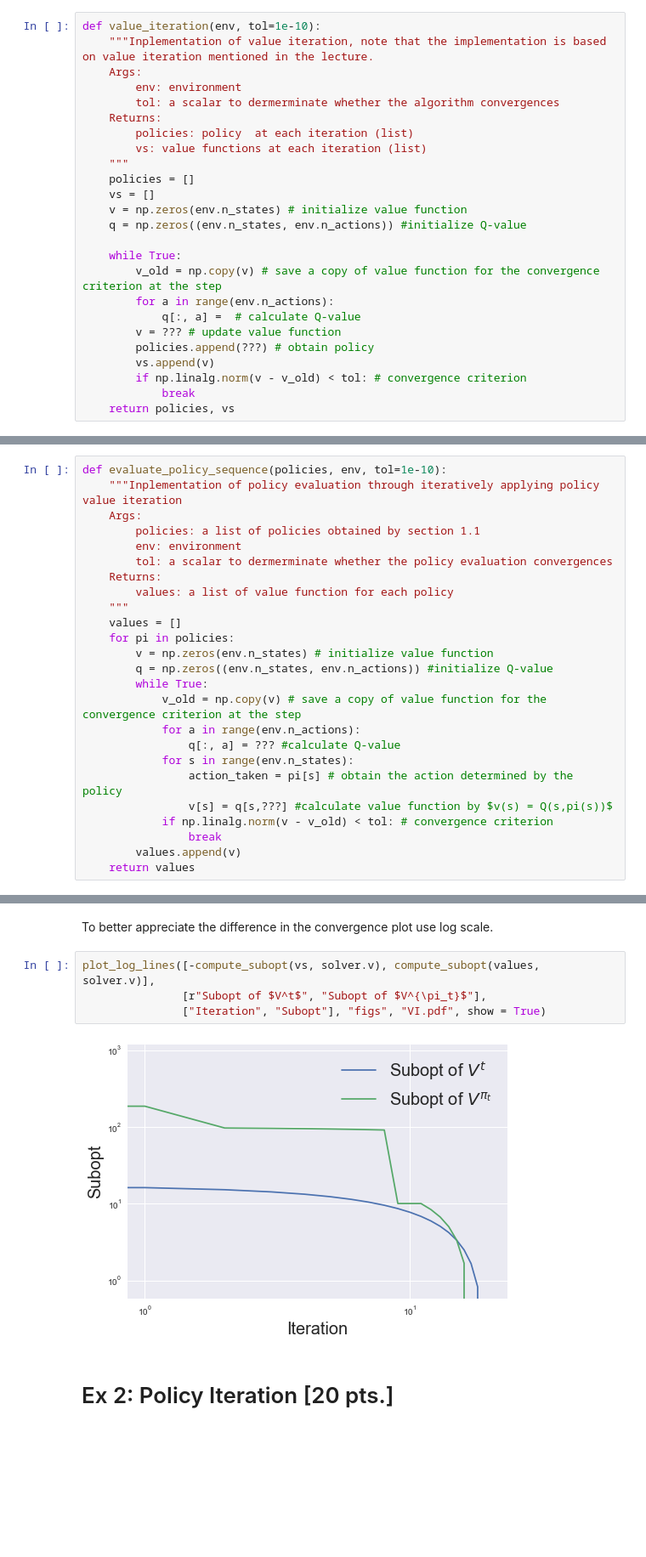
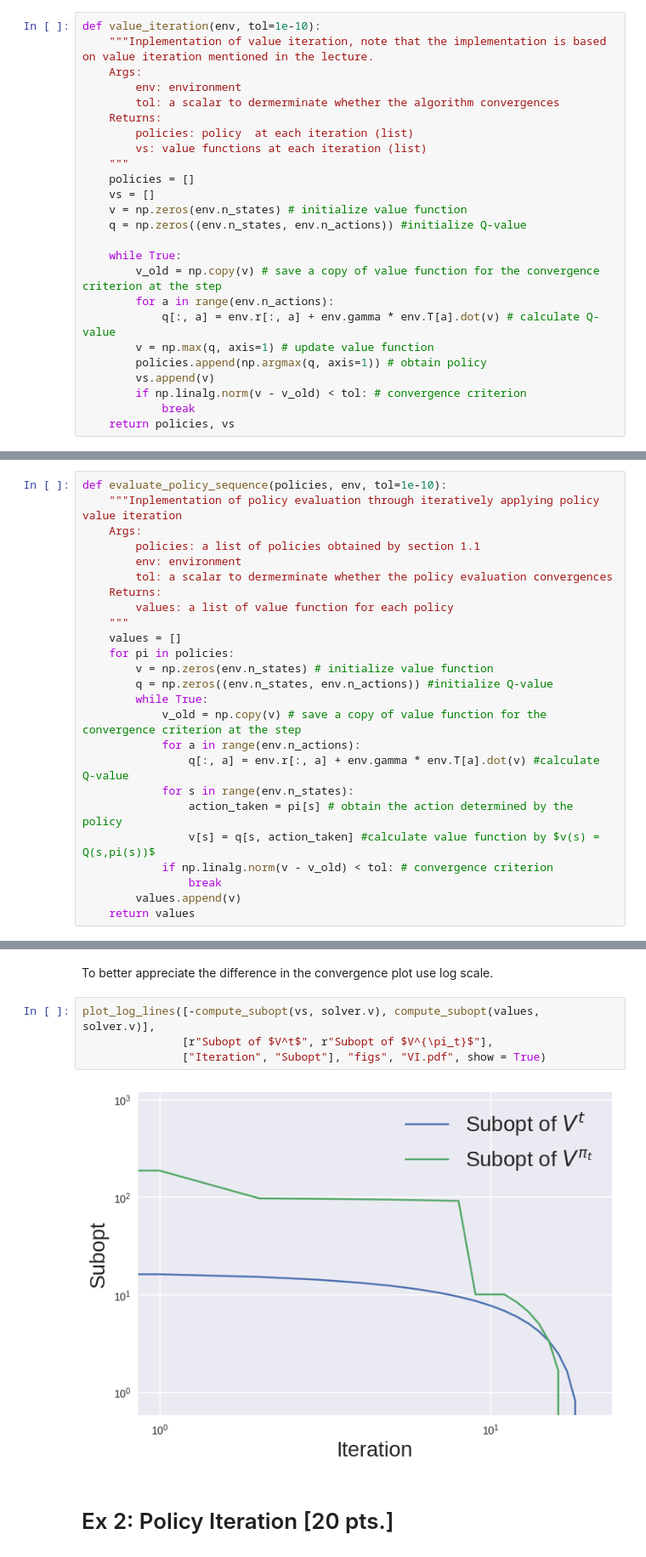
Before and after one commit to Markusjor/RL_EE-568, a Jupyter notebook: Notebooks/notebook1/Assignment.ipynb, the cells around one changed output, grey strips where cells are left out. Shown at 85% size. Cells and saved outputs as stored; diff of their text form; blank space fills up the shorter version.

```diff
--- a/Notebooks/notebook1/Assignment.ipynb
+++ b/Notebooks/notebook1/Assignment.ipynb
@@ -113,9 +113,9 @@ def value_iteration(env, tol=1e-10):
     while True:
         v_old = np.copy(v) # save a copy of value function for the convergence criterion at the step
         for a in range(env.n_actions):
-            q[:, a] =  # calculate Q-value
-        v = ??? # update value function
-        policies.append(???) # obtain policy
+            q[:, a] = env.r[:, a] + env.gamma * env.T[a].dot(v) # calculate Q-value
+        v = np.max(q, axis=1) # update value function
+        policies.append(np.argmax(q, axis=1)) # obtain policy
         vs.append(v)
         if np.linalg.norm(v - v_old) < tol: # convergence criterion
             break
@@ -144,10 +144,10 @@ def evaluate_policy_sequence(policies, env, tol=1e-10):
         while True:
             v_old = np.copy(v) # save a copy of value function for the convergence criterion at the step
             for a in range(env.n_actions):
-                q[:, a] = ??? #calculate Q-value
+                q[:, a] = env.r[:, a] + env.gamma * env.T[a].dot(v) #calculate Q-value
             for s in range(env.n_states):
                 action_taken = pi[s] # obtain the action determined by the policy
-                v[s] = q[s,???] #calculate value function by $v(s) = Q(s,pi(s))$
+                v[s] = q[s, action_taken] #calculate value function by $v(s) = Q(s,pi(s))$
             if np.linalg.norm(v - v_old) < tol: # convergence criterion
                 break
         values.append(v)
@@ -192,10 +312,10 @@ plot_lines([compute_subopt(values, solver.v)], ["Subopt of $V^{\pi_t}$"], ["Iter
 To better appreciate the difference in the convergence plot use log scale.
 # %%
 plot_log_lines([-compute_subopt(vs, solver.v), compute_subopt(values, solver.v)],
-               [r"Subopt of $V^t$", "Subopt of $V^{\pi_t}$"],
+               [r"Subopt of $V^t$", r"Subopt of $V^{\pi_t}$"],
                ["Iteration", "Subopt"], "figs", "VI.pdf", show = True)
 # %% [output]
-[figure, old version]
+[figure, new version]
 # %% [markdown]
 # Ex 2: Policy Iteration [20 pts.]
 # %%
```
Also changed, not shown: parts of 10 cells of this notebook.
